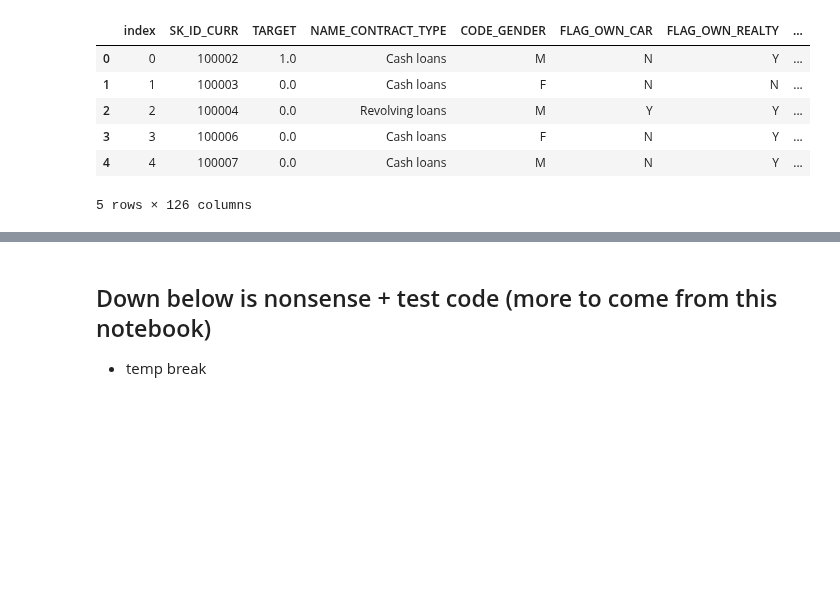
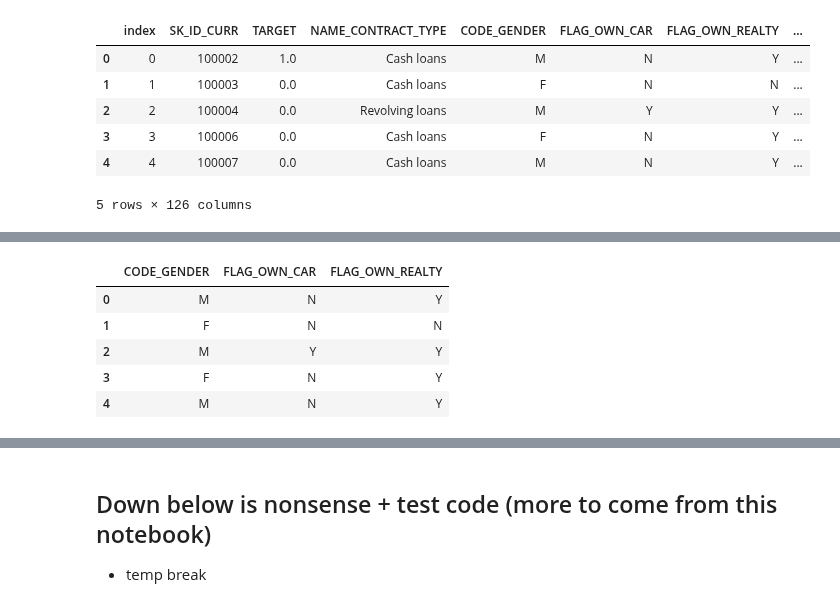
Before and after one commit to DSEI21000-S21/project-home-credit, a Jupyter notebook: experiments/eyob/playground2_baseline.ipynb, the cells around one changed output, grey strips where cells are left out. Saved outputs shown, nothing was run; the diff lists cells and outputs as text; code cells hidden in the pictures; blank space fills up the shorter version.

```diff
--- a/experiments/eyob/playground2_baseline.ipynb
+++ b/experiments/eyob/playground2_baseline.ipynb
@@ -123,7 +128,7 @@ In order to join table **bb** to the main dataframe we need to aggregate and gro
 # %%
 train_test['SK_ID_CURR'] = train_test['SK_ID_CURR'].astype('Int64')
 # %%
-bb.reset_index(inplace=True, drop= True)
+bb.reset_index(inplace=True)
 bb['SK_ID_CURR'] = bb['SK_ID_CURR'].astype('Int64')
 bb.head()
 # %% [output]
@@ -165,0 +182,4 @@ df.head()
+# %%
+if 'index' in df.columns:
+    print('index exist')
+    df.drop(['index'], axis=1, inplace=True)
@@ -169,0 +217,11 @@ df.shape
+# %%
+## label encoder for binary values
+bin_features = ['CODE_GENDER', 'FLAG_OWN_CAR', 'FLAG_OWN_REALTY']
+df.loc[:,bin_features].head()
+# %% [output]
+|  | CODE_GENDER | FLAG_OWN_CAR | FLAG_OWN_REALTY |
+| 0 | M | N | Y |
+| 1 | F | N | N |
+| 2 | M | Y | Y |
+| 3 | F | N | Y |
+| 4 | M | N | Y |
```
Also changed, not shown: parts of 22 cells of this notebook.
